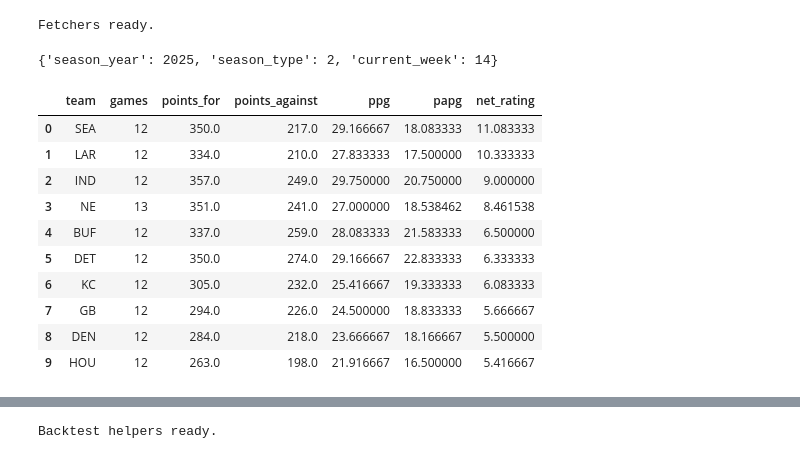
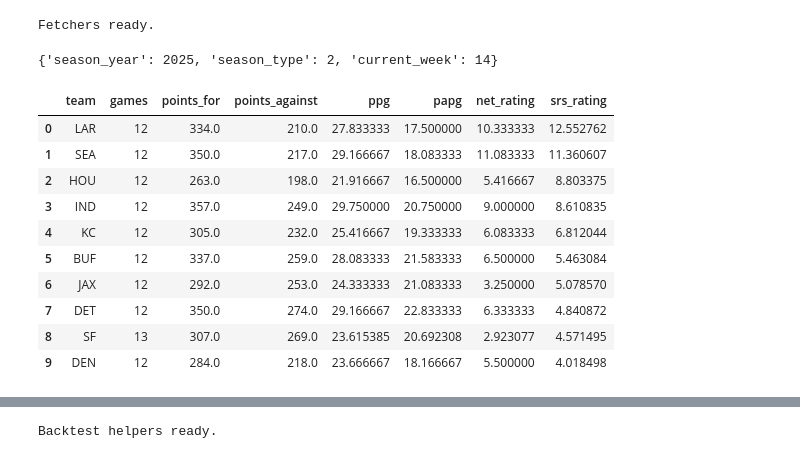
Before and after one commit to goldyb320/NFLGamePrecitor, a Jupyter notebook: nfl_winner_predictions.ipynb, the cells around one changed output, grey strips where cells are left out. Saved outputs shown, nothing was run; the diff lists cells and outputs as text; code cells hidden in the pictures.

Commit message:
Strength of Schedule

```diff
--- a/nfl_winner_predictions.ipynb
+++ b/nfl_winner_predictions.ipynb
@@ -38,6 +38,8 @@ LOGISTIC_SCALE = 7.0  # larger => flatter probability curve
 USE_ML_MODEL = True          # train a simple logistic regression on prior weeks
 USE_MARKET_ODDS = True       # blend with moneyline-implied probability when available
 BLEND_WEIGHT = 0.10          # 0.0=model only, 1.0=market only where available
+USE_SOS_ADJUSTED = True      # use strength-of-schedule adjusted ratings (SRS) when available
+SRS_ITERATIONS = 10          # iterations for SRS fixed-point solver
 
 pd.set_option("display.max_rows", 200)
 pd.set_option("display.max_columns", 50)
@@ -153,7 +155,7 @@ def build_season_results_until_week(season_year: int, season_type: int, up_to_we
             continue
     if not all_weeks:
         return pd.DataFrame(columns=[
-            "team", "games", "points_for", "points_against", "ppg", "papg", "net_rating"
+            "team", "games", "points_for", "points_against", "ppg", "papg", "net_rating", "srs_rating"
         ])
 
     games = pd.concat(all_weeks, ignore_index=True)
@@ -169,45 +171,76 @@ def build_season_results_until_week(season_year: int, season_type: int, up_to_we
         "away_score": "points_for",
         "home_score": "points_against",
     })
 
     tall = pd.concat([home_stats, away_stats], ignore_index=True)
     agg = tall.groupby("team", as_index=False).agg(
         games=("points_for", "count"),
         points_for=("points_for", "sum"),
         points_against=("points_against", "sum"),
     )
     agg["ppg"] = agg["points_for"] / agg["games"].clip(lower=1)
     agg["papg"] = agg["points_against"] / agg["games"].clip(lower=1)
     agg["net_rating"] = agg["ppg"] - agg["papg"]
+
+    # Compute SRS (Simple Rating System) using completed games
+    try:
+        teams = sorted(set(pd.concat([games["home"], games["away"]]).dropna().unique().tolist()))
+        ratings = {t: 0.0 for t in teams}
+        game_rows: List[Tuple[str, str, float]] = []  # (team, opponent, margin)
+        for _, r in games.iterrows():
+            if pd.isna(r["home_score"]) or pd.isna(r["away_score"]):
+                continue
+            margin_home = float(r["home_score"]) - float(r["away_score"])  # from home perspective
+            game_rows.append((str(r["home"]), str(r["away"]), margin_home))
+            game_rows.append((str(r["away"]), str(r["home"]), -margin_home))
+        iters = int(SRS_ITERATIONS) if "SRS_ITERATIONS" in globals() else 10
+        for _ in range(max(1, iters)):
+            new_ratings: Dict[str, float] = {}
+            for t in teams:
+                tg = [g for g in game_rows if g[0] == t]
+                if not tg:
+                    new_ratings[t] = 0.0
+                    continue
+                new_ratings[t] = sum(m + ratings.get(opp, 0.0) for _, opp, m in tg) / float(len(tg))
+            ratings = new_ratings
+        # Normalize to zero-mean
+        mean_val = sum(ratings.values()) / float(len(ratings)) if ratings else 0.0
+        ratings = {k: v - mean_val for k, v in ratings.items()}
+        srs_df = pd.DataFrame({"team": list(ratings.keys()), "srs_rating": list(ratings.values())})
+        agg = agg.merge(srs_df, on="team", how="left")
+    except Exception:
+        agg["srs_rating"] = np.nan
+
     return agg
 
 
 # Discover current week
 current = get_current_week_info()
 season_year = int(current["season_year"]) if current.get("season_year") else datetime.now(timezone.utc).year
 season_type = int(current["season_type"]) if current.get("season_type") else 2  # default regular
 current_week = int(current["week"]) if current.get("week") else 1
 
 print({"season_year": season_year, "season_type": season_type, "current_week": current_week})
 
 # Build ratings through prior week
 ratings_df = build_season_results_until_week(season_year, season_type, max(1, current_week))
-ratings_df.sort_values("net_rating", ascending=False, inplace=True)
+rating_sort_col = "srs_rating" if ("USE_SOS_ADJUSTED" in globals() and USE_SOS_ADJUSTED and "srs_rating" in ratings_df.columns) else "net_rating"
+ratings_df.sort_values(rating_sort_col, ascending=False, inplace=True)
 ratings_df.reset_index(drop=True, inplace=True)
 ratings_df.head(10)
 # %% [output]
 {'season_year': 2025, 'season_type': 2, 'current_week': 14}
-|  | team | games | points_for | points_against | ppg | papg | net_rating |
-| 0 | SEA | 12 | 350.0 | 217.0 | 29.166667 | 18.083333 | 11.083333 |
-| 1 | LAR | 12 | 334.0 | 210.0 | 27.833333 | 17.500000 | 10.333333 |
-| 2 | IND | 12 | 357.0 | 249.0 | 29.750000 | 20.750000 | 9.000000 |
-| 3 | NE | 13 | 351.0 | 241.0 | 27.000000 | 18.538462 | 8.461538 |
-| 4 | BUF | 12 | 337.0 | 259.0 | 28.083333 | 21.583333 | 6.500000 |
-| 5 | DET | 12 | 350.0 | 274.0 | 29.166667 | 22.833333 | 6.333333 |
-| 6 | KC | 12 | 305.0 | 232.0 | 25.416667 | 19.333333 | 6.083333 |
-| 7 | GB | 12 | 294.0 | 226.0 | 24.500000 | 18.833333 | 5.666667 |
-| 8 | DEN | 12 | 284.0 | 218.0 | 23.666667 | 18.166667 | 5.500000 |
-| 9 | HOU | 12 | 263.0 | 198.0 | 21.916667 | 16.500000 | 5.416667 |
+|  | team | games | points_for | points_against | ppg | papg | net_rating | srs_rating |
+| 0 | LAR | 12 | 334.0 | 210.0 | 27.833333 | 17.500000 | 10.333333 | 12.552762 |
+| 1 | SEA | 12 | 350.0 | 217.0 | 29.166667 | 18.083333 | 11.083333 | 11.360607 |
+| 2 | HOU | 12 | 263.0 | 198.0 | 21.916667 | 16.500000 | 5.416667 | 8.803375 |
+| 3 | IND | 12 | 357.0 | 249.0 | 29.750000 | 20.750000 | 9.000000 | 8.610835 |
+| 4 | KC | 12 | 305.0 | 232.0 | 25.416667 | 19.333333 | 6.083333 | 6.812044 |
+| 5 | BUF | 12 | 337.0 | 259.0 | 28.083333 | 21.583333 | 6.500000 | 5.463084 |
+| 6 | JAX | 12 | 292.0 | 253.0 | 24.333333 | 21.083333 | 3.250000 | 5.078570 |
+| 7 | DET | 12 | 350.0 | 274.0 | 29.166667 | 22.833333 | 6.333333 | 4.840872 |
+| 8 | SF | 13 | 307.0 | 269.0 | 23.615385 | 20.692308 | 2.923077 | 4.571495 |
+| 9 | DEN | 12 | 284.0 | 218.0 | 23.666667 | 18.166667 | 5.500000 | 4.018498 |
 # %%
 import math
 
```
Also changed, not shown: parts of 5 cells of this notebook, 3 other files.
